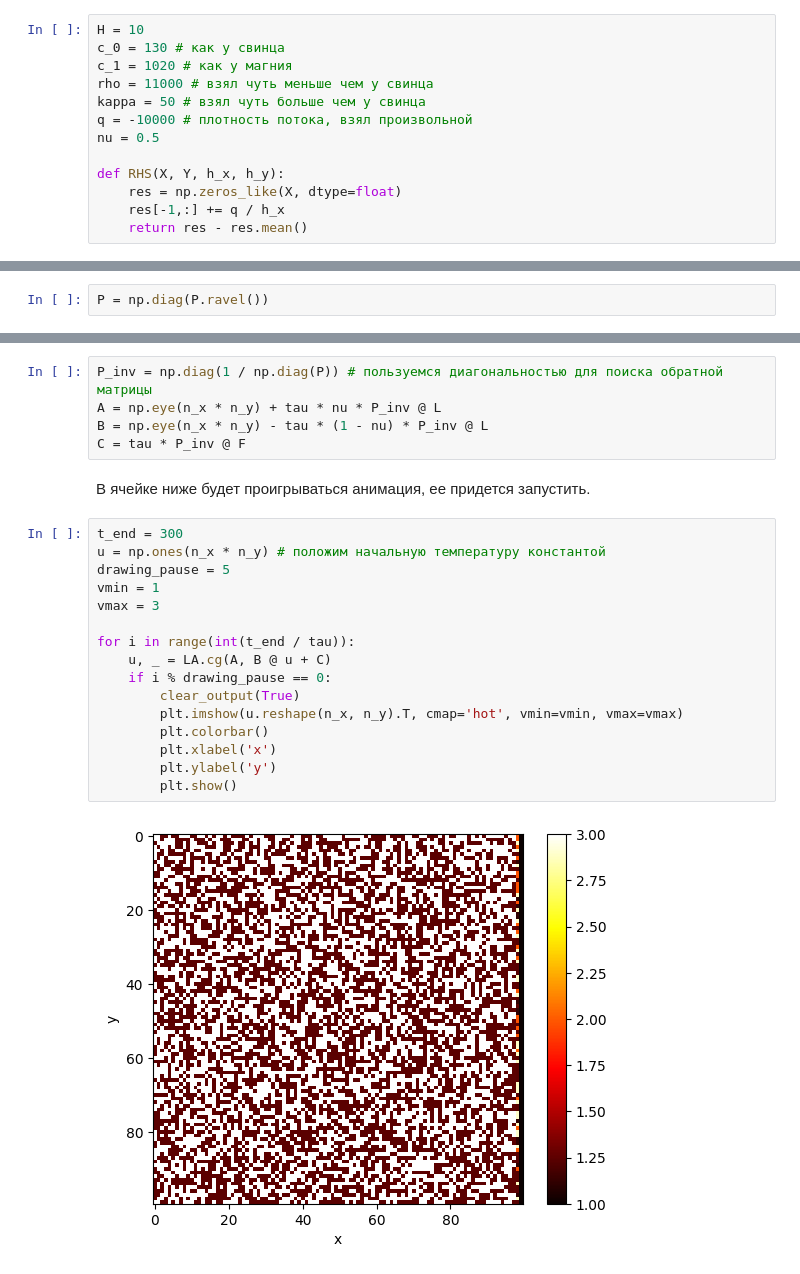
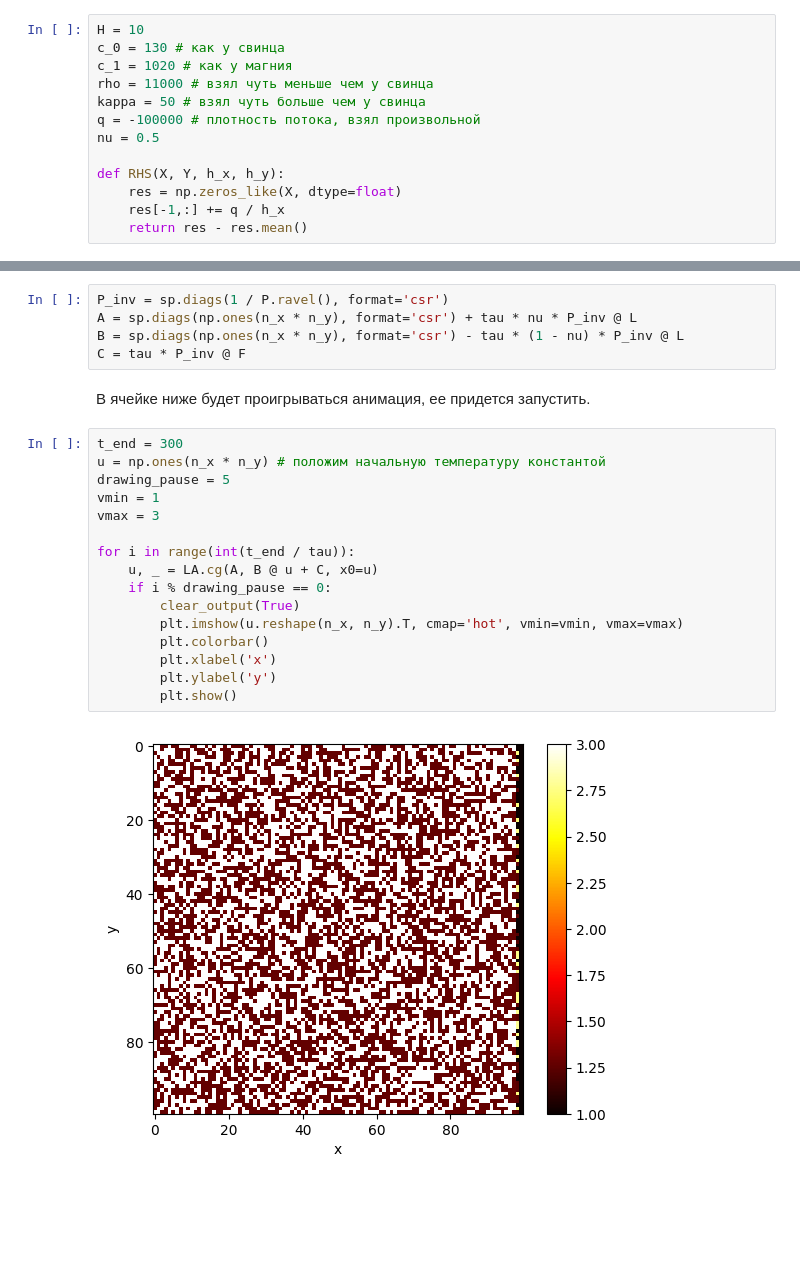
Before and after one commit to Xopppek/num_methods_sem7, a Jupyter notebook: lab5/lab5.ipynb, the cells around one changed output, grey strips where cells are left out. Saved outputs shown, nothing was run; the diff lists cells and outputs as text; blank space fills up the shorter version.

```diff
--- a/lab5/lab5.ipynb
+++ b/lab5/lab5.ipynb
@@ -43,7 +43,7 @@ c_0 = 130 # как у свинца
 c_1 = 1020 # как у магния
 rho = 11000 # взял чуть меньше чем у свинца
 kappa = 50 # взял чуть больше чем у свинца
-q = -10000 # плотность потока, взял произвольной
+q = -100000 # плотность потока, взял произвольной
 nu = 0.5
 
 def RHS(X, Y, h_x, h_y):
@@ -107,8 +107,6 @@ plt.imshow(P.T)
 plt.show()
 # %% [output]
 [figure]
-# %%
-P = np.diag(P.ravel())
 # %% [markdown]
 Вернемся к численной схеме. Получим систему линейных уравнений:
 
@@ -118,28 +116,28 @@ $$ Au^{(n+1)} = Bu^{(n)} + C$$
 
 Тут пользуемся очень удобным фактом, что F у нас в задаче не зависит от времени.
 # %%
-P_inv = np.diag(1 / np.diag(P)) # пользуемся диагональностью для поиска обратной матрицы
-A = np.eye(n_x * n_y) + tau * nu * P_inv @ L
-B = np.eye(n_x * n_y) - tau * (1 - nu) * P_inv @ L
+P_inv = sp.diags(1 / P.ravel(), format='csr')
+A = sp.diags(np.ones(n_x * n_y), format='csr') + tau * nu * P_inv @ L
+B = sp.diags(np.ones(n_x * n_y), format='csr') - tau * (1 - nu) * P_inv @ L
 C = tau * P_inv @ F
 # %% [markdown]
 В ячейке ниже будет проигрываться анимация, ее придется запустить.
 # %%
 t_end = 300
 u = np.ones(n_x * n_y) # положим начальную температуру константой
 drawing_pause = 5
 vmin = 1
 vmax = 3
 
 for i in range(int(t_end / tau)):
-    u, _ = LA.cg(A, B @ u + C)
+    u, _ = LA.cg(A, B @ u + C, x0=u)
     if i % drawing_pause == 0:
         clear_output(True)
         plt.imshow(u.reshape(n_x, n_y).T, cmap='hot', vmin=vmin, vmax=vmax)
         plt.colorbar()
         plt.xlabel('x')
         plt.ylabel('y')
         plt.show()
 # %% [output]
-[figure, old version]
+[figure, new version]
 # %% [markdown]
```
Also changed, not shown: parts of 1 cell of this notebook.
